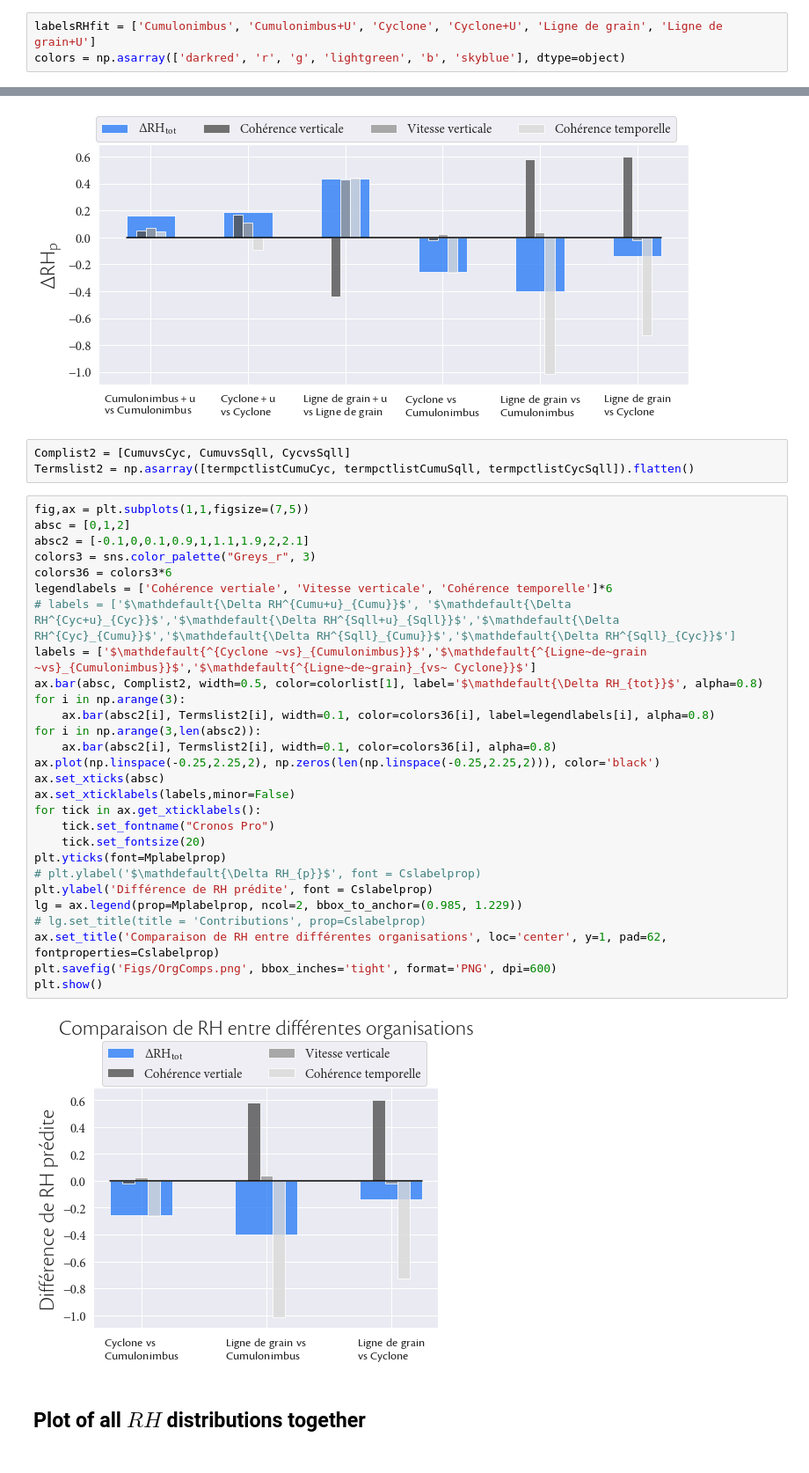
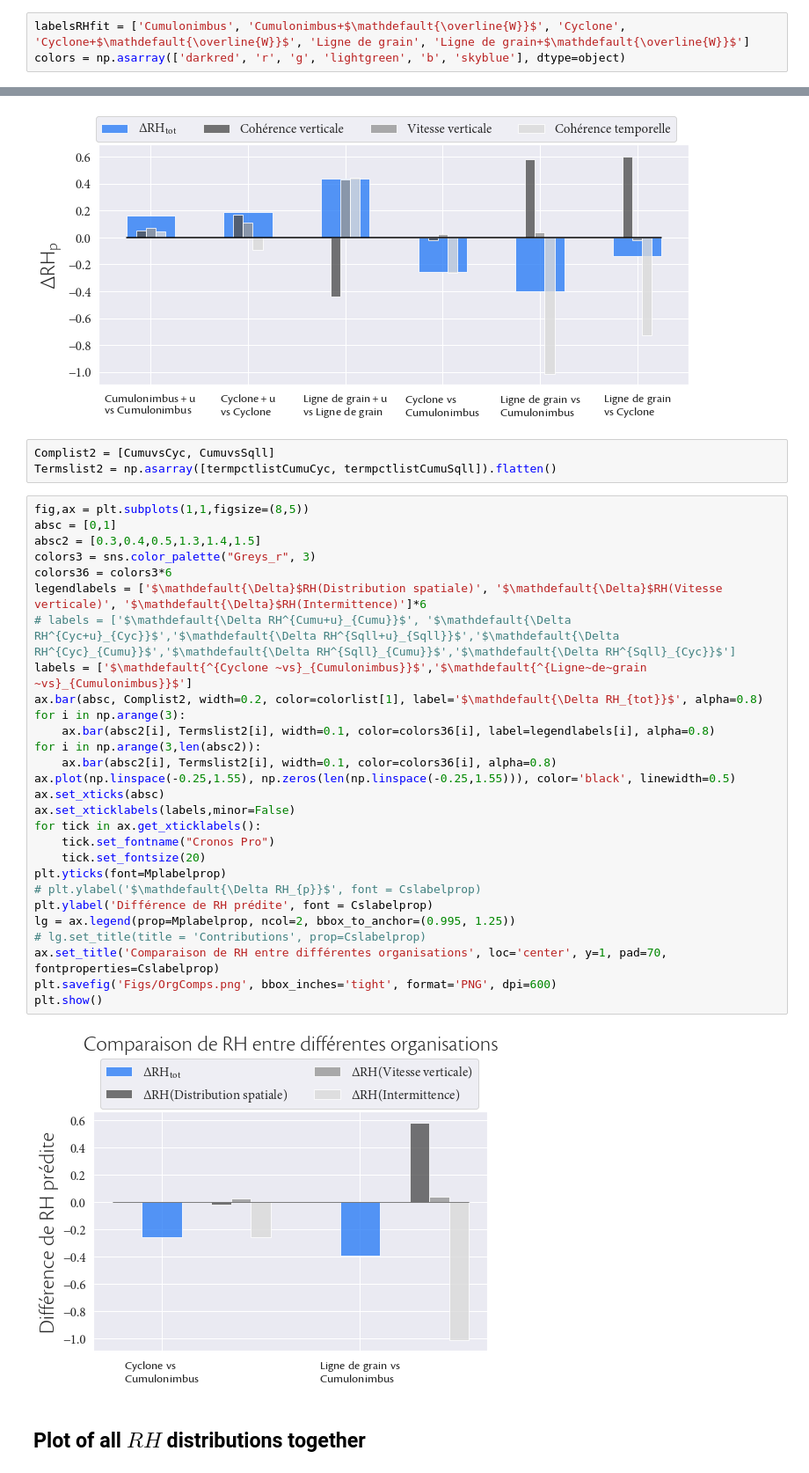
Before and after one commit to FelixLangot/LMD_Internship, a Jupyter notebook: Stats.ipynb, the cells around one changed output, grey strips where cells are left out. Shown at 88% size. Saved outputs shown, nothing was run; the diff lists cells and outputs as text.

Commit message:
Tuned graphs for presentation

```diff
--- a/Stats.ipynb
+++ b/Stats.ipynb
@@ -104,7 +104,7 @@ print(np.std(testmeanlst))
 [figure]
 0.0
 # %%
-labelsRHfit = ['Cumulonimbus', 'Cumulonimbus+U', 'Cyclone', 'Cyclone+U', 'Ligne de grain', 'Ligne de grain+U']
+labelsRHfit = ['Cumulonimbus', 'Cumulonimbus+$\mathdefault{\overline{W}}$', 'Cyclone', 'Cyclone+$\mathdefault{\overline{W}}$', 'Ligne de grain', 'Ligne de grain+$\mathdefault{\overline{W}}$']
 colors = np.asarray(['darkred', 'r', 'g', 'lightgreen', 'b', 'skyblue'], dtype=object)
 # %%
 xx = meanRhlist
@@ -510,38 +510,38 @@ plt.show()
 # %% [output]
 [figure]
 # %%
-Complist2 = [CumuvsCyc, CumuvsSqll, CycvsSqll]
-Termslist2 = np.asarray([termpctlistCumuCyc, termpctlistCumuSqll, termpctlistCycSqll]).flatten()
+Complist2 = [CumuvsCyc, CumuvsSqll]
+Termslist2 = np.asarray([termpctlistCumuCyc, termpctlistCumuSqll]).flatten()
 # %%
-fig,ax = plt.subplots(1,1,figsize=(7,5))
-absc = [0,1,2]
-absc2 = [-0.1,0,0.1,0.9,1,1.1,1.9,2,2.1]
+fig,ax = plt.subplots(1,1,figsize=(8,5))
+absc = [0,1]
+absc2 = [0.3,0.4,0.5,1.3,1.4,1.5]
 colors3 = sns.color_palette("Greys_r", 3)
 colors36 = colors3*6
-legendlabels = ['Cohérence vertiale', 'Vitesse verticale', 'Cohérence temporelle']*6
+legendlabels = ['$\mathdefault{\Delta}$RH(Distribution spatiale)', '$\mathdefault{\Delta}$RH(Vitesse verticale)', '$\mathdefault{\Delta}$RH(Intermittence)']*6
 # labels = ['$\mathdefault{\Delta RH^{Cumu+u}_{Cumu}}$', '$\mathdefault{\Delta RH^{Cyc+u}_{Cyc}}$','$\mathdefault{\Delta RH^{Sqll+u}_{Sqll}}$','$\mathdefault{\Delta RH^{Cyc}_{Cumu}}$','$\mathdefault{\Delta RH^{Sqll}_{Cumu}}$','$\mathdefault{\Delta RH^{Sqll}_{Cyc}}$']
-labels = ['$\mathdefault{^{Cyclone ~vs}_{Cumulonimbus}}$','$\mathdefault{^{Ligne~de~grain ~vs}_{Cumulonimbus}}$','$\mathdefault{^{Ligne~de~grain}_{vs~ Cyclone}}$']
-ax.bar(absc, Complist2, width=0.5, color=colorlist[1], label='$\mathdefault{\Delta RH_{tot}}$', alpha=0.8)
+labels = ['$\mathdefault{^{Cyclone ~vs}_{Cumulonimbus}}$','$\mathdefault{^{Ligne~de~grain ~vs}_{Cumulonimbus}}$']
+ax.bar(absc, Complist2, width=0.2, color=colorlist[1], label='$\mathdefault{\Delta RH_{tot}}$', alpha=0.8)
 for i in np.arange(3):
     ax.bar(absc2[i], Termslist2[i], width=0.1, color=colors36[i], label=legendlabels[i], alpha=0.8)
 for i in np.arange(3,len(absc2)):
     ax.bar(absc2[i], Termslist2[i], width=0.1, color=colors36[i], alpha=0.8)
-ax.plot(np.linspace(-0.25,2.25,2), np.zeros(len(np.linspace(-0.25,2.25,2))), color='black')
+ax.plot(np.linspace(-0.25,1.55), np.zeros(len(np.linspace(-0.25,1.55))), color='black', linewidth=0.5)
 ax.set_xticks(absc)
 ax.set_xticklabels(labels,minor=False)
 for tick in ax.get_xticklabels():
     tick.set_fontname("Cronos Pro")
     tick.set_fontsize(20)
 plt.yticks(font=Mplabelprop)
 # plt.ylabel('$\mathdefault{\Delta RH_{p}}$', font = Cslabelprop)
 plt.ylabel('Différence de RH prédite', font = Cslabelprop)
-lg = ax.legend(prop=Mplabelprop, ncol=2, bbox_to_anchor=(0.985, 1.229))
+lg = ax.legend(prop=Mplabelprop, ncol=2, bbox_to_anchor=(0.995, 1.25))
 # lg.set_title(title = 'Contributions', prop=Cslabelprop)
-ax.set_title('Comparaison de RH entre différentes organisations', loc='center', y=1, pad=62, fontproperties=Cslabelprop)
+ax.set_title('Comparaison de RH entre différentes organisations', loc='center', y=1, pad=70, fontproperties=Cslabelprop)
 plt.savefig('Figs/OrgComps.png', bbox_inches='tight', format='PNG', dpi=600)
 plt.show()
 # %% [output]
-[figure, old version]
+[figure, new version]
 # %% [markdown]
 ## Plot of all $RH$ distributions together
 # %%
```
Also changed, not shown: parts of 1 cell of this notebook.
